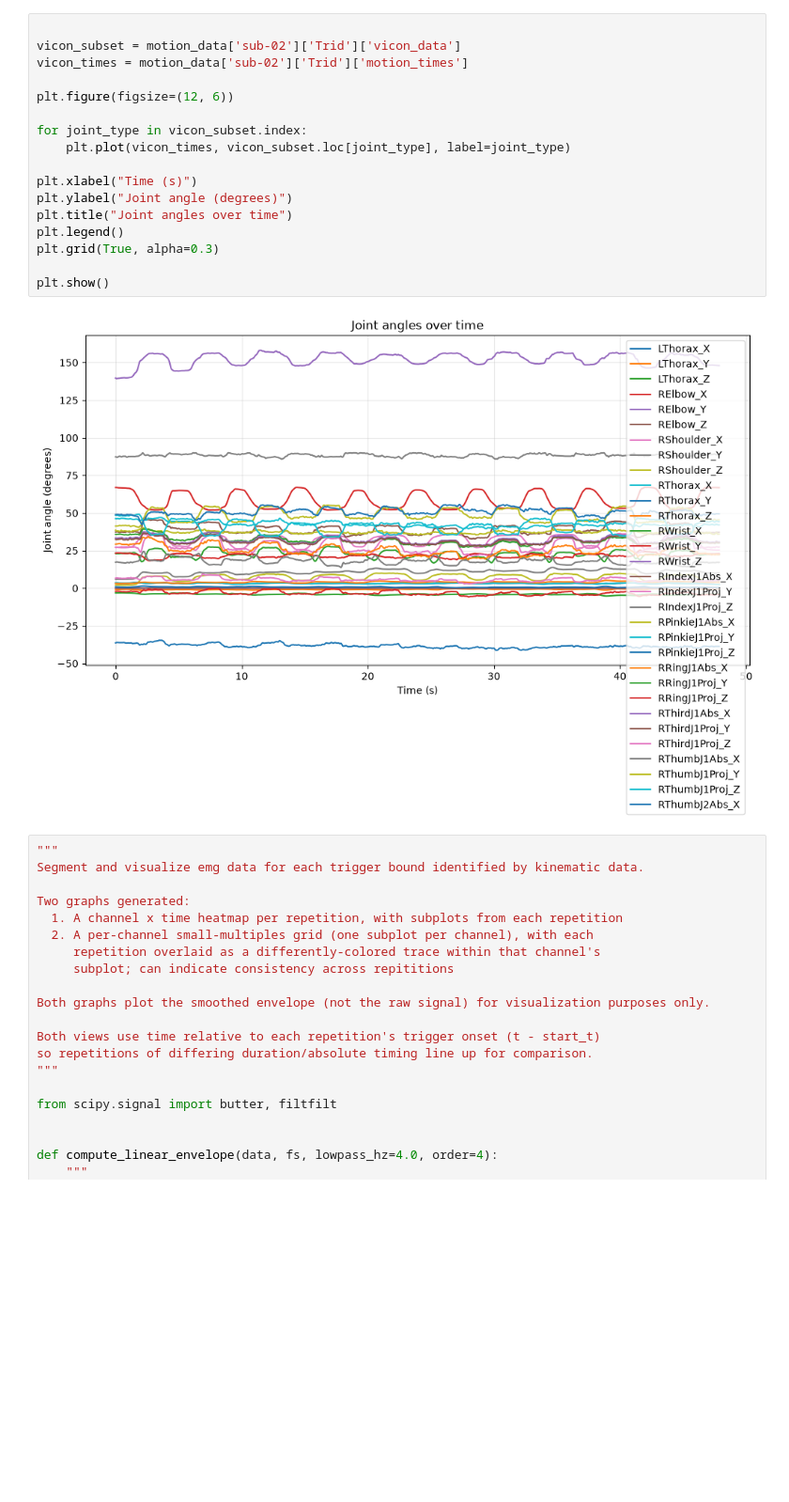
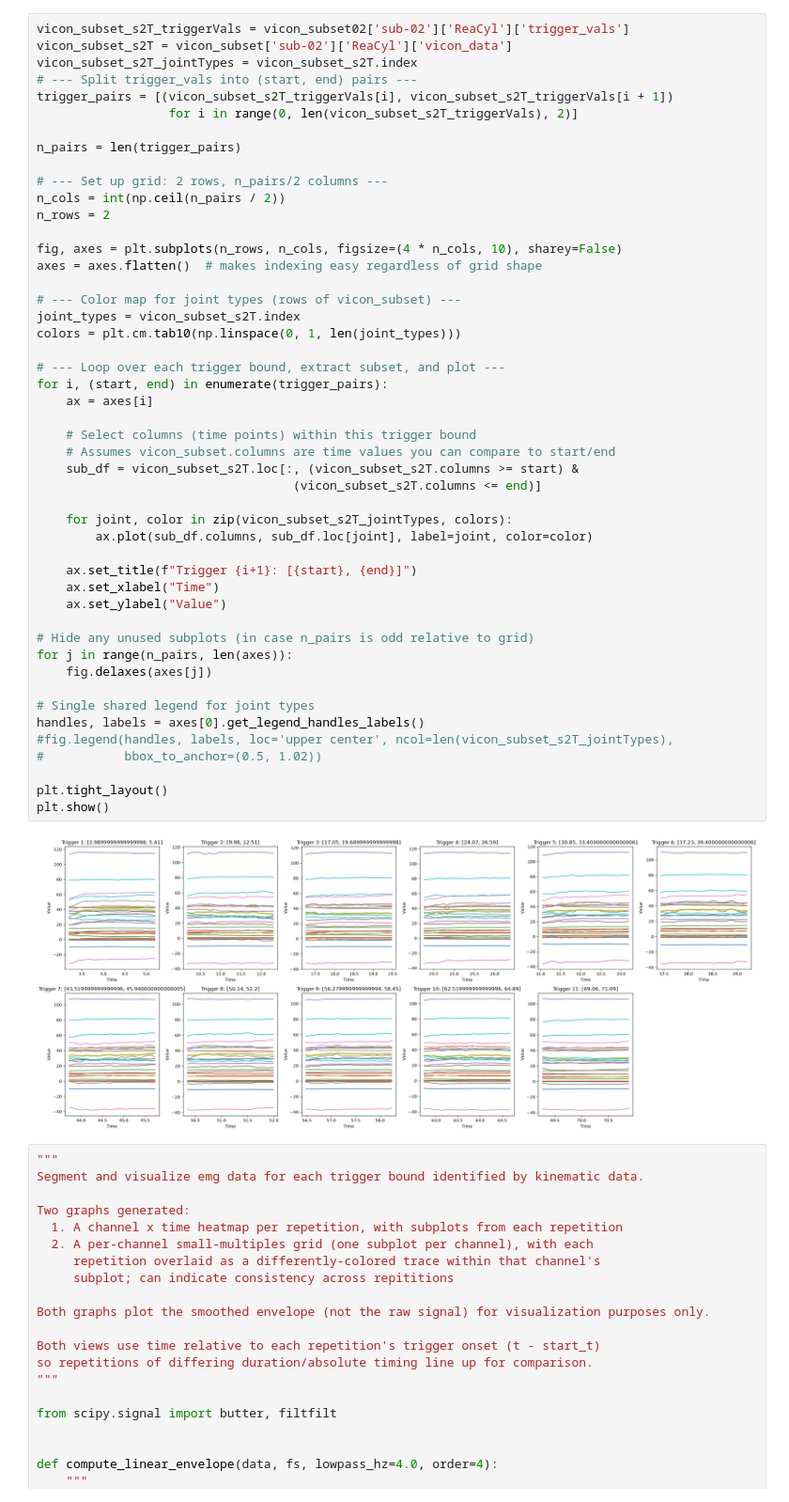
Before and after one commit to lizkalen/ReachGrasp, a Jupyter notebook: src/Reach&Grasp_decode.ipynb, the cells around one changed output. Shown at 94% size. Drawn from its saved outputs; the diff is of its cells as text; blank space fills up the shorter version.

```diff
--- a/src/Reach&Grasp_decode.ipynb
+++ b/src/Reach&Grasp_decode.ipynb
@@ -233,22 +220,53 @@ plt.show()
-# %%
-
-vicon_subset = motion_data['sub-02']['Trid']['vicon_data']
-vicon_times = motion_data['sub-02']['Trid']['motion_times']
-
-plt.figure(figsize=(12, 6))
-
-for joint_type in vicon_subset.index:
-    plt.plot(vicon_times, vicon_subset.loc[joint_type], label=joint_type)
-
-plt.xlabel("Time (s)")
-plt.ylabel("Joint angle (degrees)")
-plt.title("Joint angles over time")
-plt.legend()
-plt.grid(True, alpha=0.3)
-
-plt.show()
-# %% [output]
-[figure, removed]
+# %%
+vicon_subset_s2T_triggerVals = vicon_subset02['sub-02']['ReaCyl']['trigger_vals']
+vicon_subset_s2T = vicon_subset['sub-02']['ReaCyl']['vicon_data']
+vicon_subset_s2T_jointTypes = vicon_subset_s2T.index
+# --- Split trigger_vals into (start, end) pairs ---
+trigger_pairs = [(vicon_subset_s2T_triggerVals[i], vicon_subset_s2T_triggerVals[i + 1])
+                  for i in range(0, len(vicon_subset_s2T_triggerVals), 2)]
+
+n_pairs = len(trigger_pairs)
+
+# --- Set up grid: 2 rows, n_pairs/2 columns ---
+n_cols = int(np.ceil(n_pairs / 2))
+n_rows = 2
+
+fig, axes = plt.subplots(n_rows, n_cols, figsize=(4 * n_cols, 10), sharey=False)
+axes = axes.flatten()  # makes indexing easy regardless of grid shape
+
+# --- Color map for joint types (rows of vicon_subset) ---
+joint_types = vicon_subset_s2T.index
+colors = plt.cm.tab10(np.linspace(0, 1, len(joint_types)))
+
+# --- Loop over each trigger bound, extract subset, and plot ---
+for i, (start, end) in enumerate(trigger_pairs):
+    ax = axes[i]
+
+    # Select columns (time points) within this trigger bound
+    # Assumes vicon_subset.columns are time values you can compare to start/end
+    sub_df = vicon_subset_s2T.loc[:, (vicon_subset_s2T.columns >= start) &
+                                   (vicon_subset_s2T.columns <= end)]
+
+    for joint, color in zip(vicon_subset_s2T_jointTypes, colors):
+        ax.plot(sub_df.columns, sub_df.loc[joint], label=joint, color=color)
+
+    ax.set_title(f"Trigger {i+1}: [{start}, {end}]")
+    ax.set_xlabel("Time")
+    ax.set_ylabel("Value")
+
+# Hide any unused subplots (in case n_pairs is odd relative to grid)
+for j in range(n_pairs, len(axes)):
+    fig.delaxes(axes[j])
+
+# Single shared legend for joint types
+handles, labels = axes[0].get_legend_handles_labels()
+#fig.legend(handles, labels, loc='upper center', ncol=len(vicon_subset_s2T_jointTypes),
+#           bbox_to_anchor=(0.5, 1.02))
+
+plt.tight_layout()
+plt.show()
+# %% [output]
+[figure, added]
 # %%
 """
 Segment and visualize emg data for each trigger bound identified by kinematic data.
```
Also changed, not shown: parts of 21 cells of this notebook.
